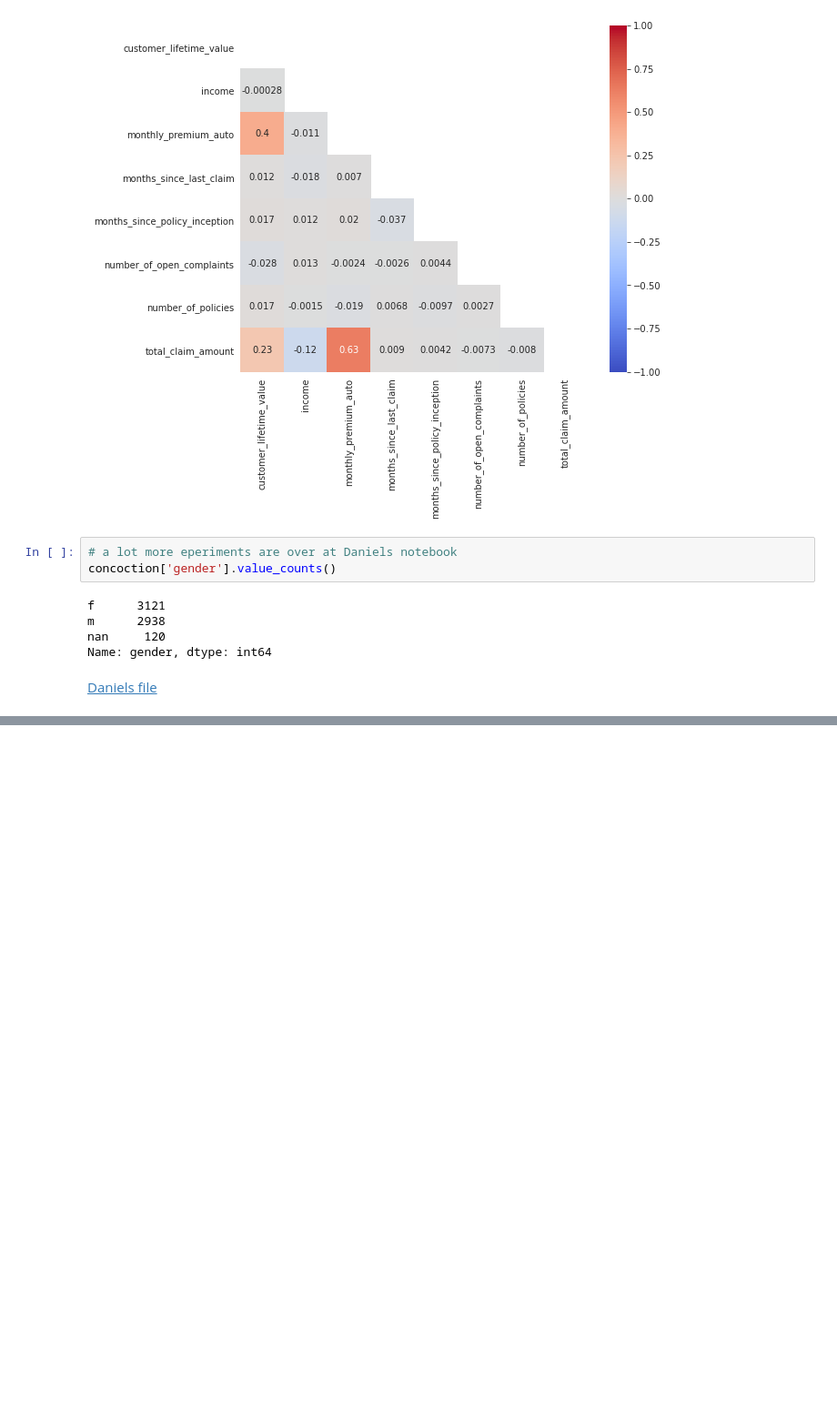
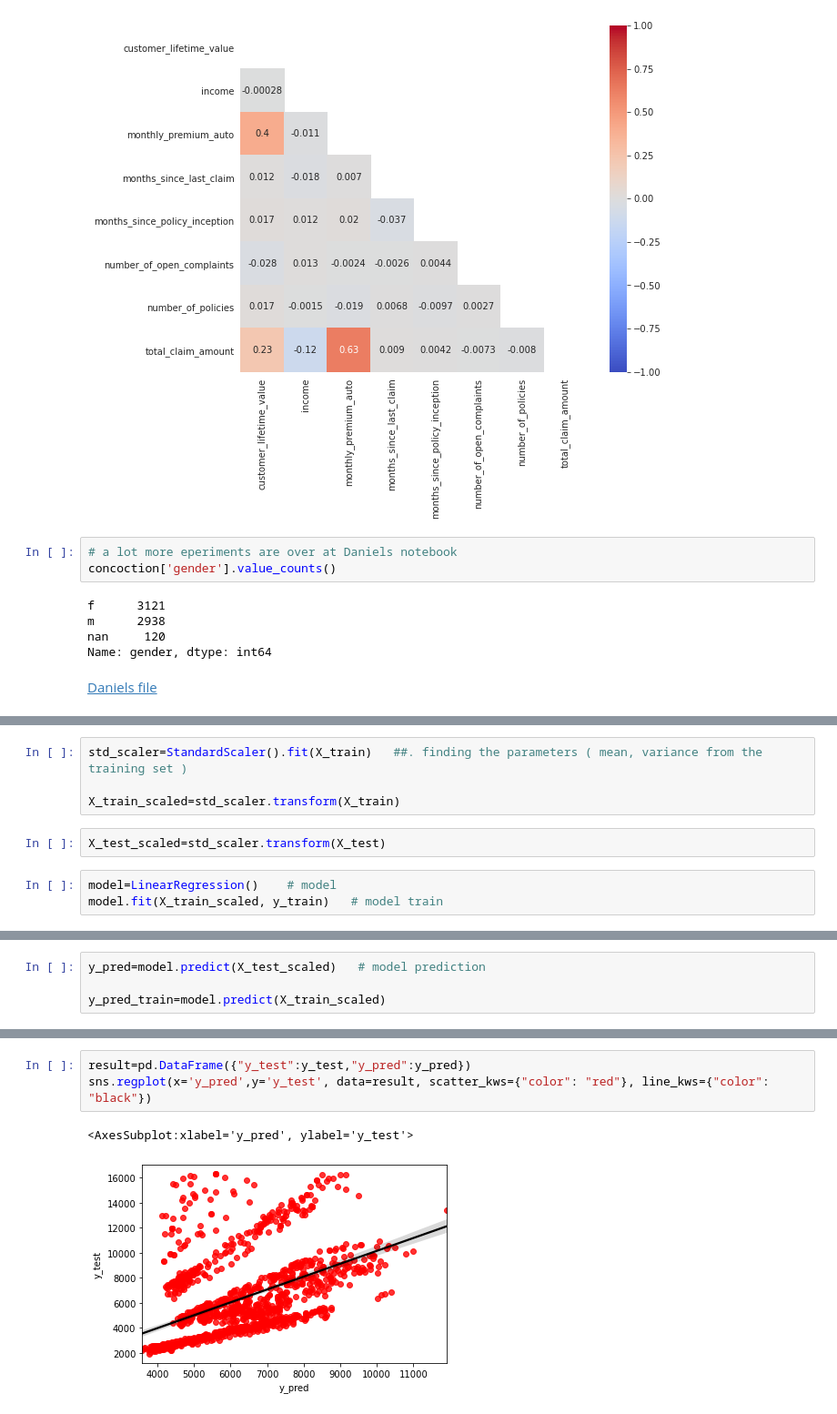
Before and after one commit to esSarah/IronRoth, a Jupyter notebook: Case Study/Customer_Analysis_Case_Study/GrandTheftAuto.ipynb, the cells around one changed output, grey strips where cells are left out. Shown at 91% size. Drawn from its saved outputs; the diff is of its cells as text; blank space fills up the shorter version.

Commit message:
as predicted

```diff
--- a/Case Study/Customer_Analysis_Case_Study/GrandTheftAuto.ipynb
+++ b/Case Study/Customer_Analysis_Case_Study/GrandTheftAuto.ipynb
@@ -1220,0 +1227,9 @@ x
+# %%
+std_scaler=StandardScaler().fit(X_train)   ##. finding the parameters ( mean, variance from the training set )
+
+X_train_scaled=std_scaler.transform(X_train)
+# %%
+X_test_scaled=std_scaler.transform(X_test)
+# %%
+model=LinearRegression()    # model
+model.fit(X_train_scaled, y_train)   # model train
@@ -1220,0 +1247,4 @@ x
+# %%
+y_pred=model.predict(X_test_scaled)   # model prediction
+
+y_pred_train=model.predict(X_train_scaled)
@@ -1220,0 +1267,6 @@ x
+# %%
+result=pd.DataFrame({"y_test":y_test,"y_pred":y_pred})
+sns.regplot(x='y_pred',y='y_test', data=result, scatter_kws={"color": "red"}, line_kws={"color": "black"})
+# %% [output]
+<AxesSubplot:xlabel='y_pred', ylabel='y_test'>
+[figure, added]
```
Also changed, not shown: parts of 31 cells of this notebook.
